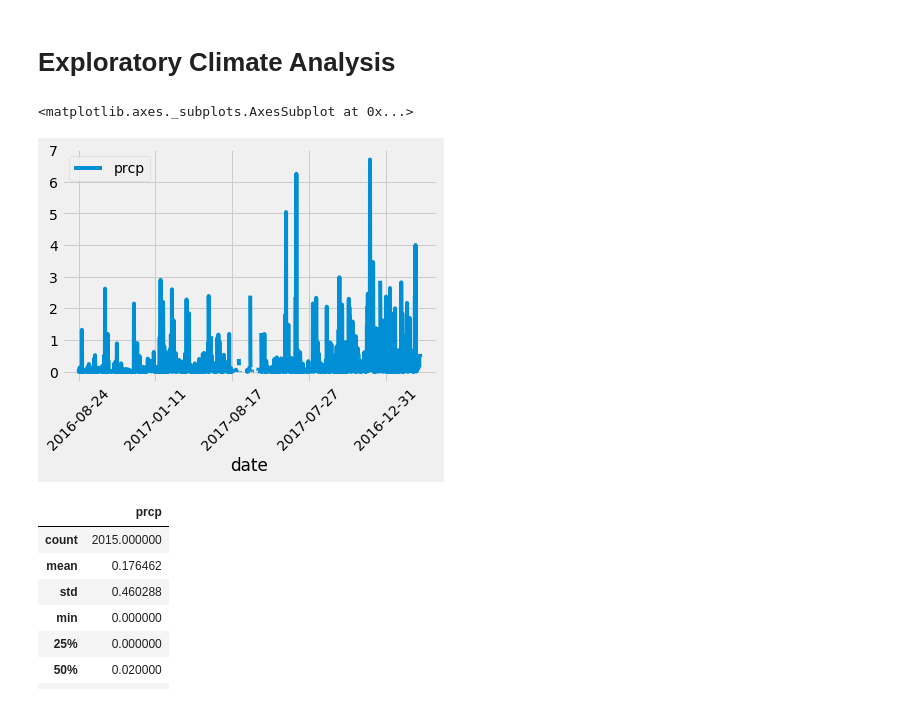
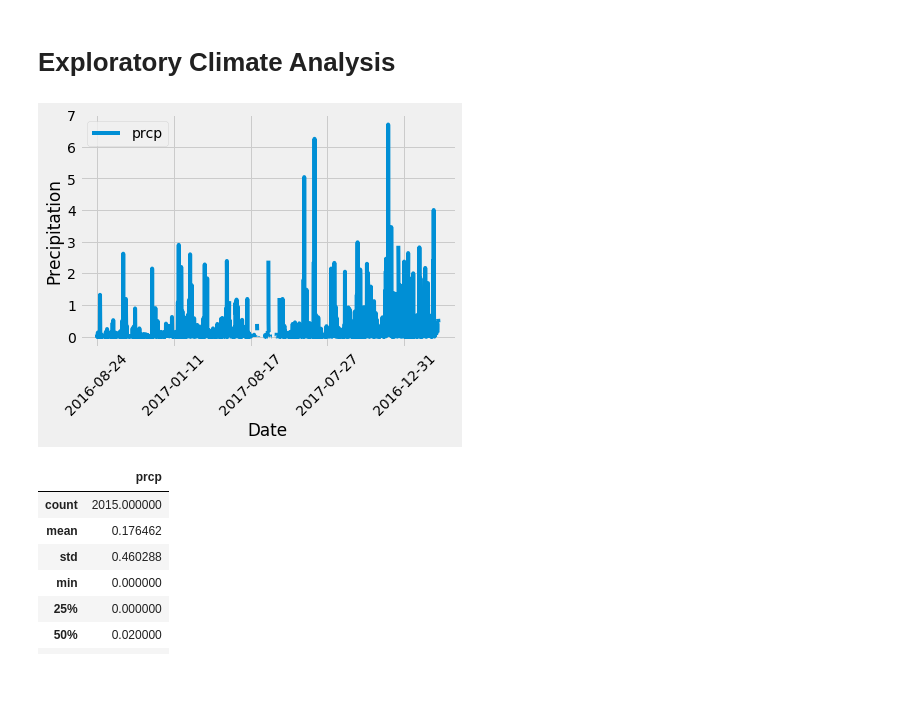
Before and after one commit to SofiaAS1/SQLalchemy-Challenge, a Jupyter notebook: climate_starter.ipynb, the cells around one changed output. Cells and saved outputs as stored; diff of their text form; code cells hidden in the pictures.

```diff
--- a/climate_starter.ipynb
+++ b/climate_starter.ipynb
@@ -64,24 +64,27 @@ session = Session(engine)
 # %%
 # Design a query to retrieve the last 12 months of precipitation data and plot the results
 lastDate = session.query(func.max(measurement.date)).all()[0][0]
 lastDate = dt.datetime.strptime(lastDate, '%Y-%m-%d')
 
 # Calculate the date 1 year ago from the last data point in the database
 priorYear = lastDate - dt.timedelta(365)
 
 # Perform a query to retrieve the data and precipitation scores
 result = session.query(measurement.date, measurement.prcp).filter(measurement.date>=priorYear).all()
 
 # Save the query results as a Pandas DataFrame and set the index to the date column
 df = pd.DataFrame(result).set_index("date")
 
 # Sort the dataframe by date
 
 # Use Pandas Plotting with Matplotlib to plot the data
 df.plot(rot=45)
+plt.xlabel('Date')
+plt.ylabel('Precipitation')
+plt.savefig("Precipitation_plot.png")
+plt.show()
 # %% [output]
-<matplotlib.axes._subplots.AxesSubplot at 0x...>
-[figure, old version]
+[figure, new version]
 # %%
 # Use Pandas to calcualte the summary statistics for the precipitation data
 df.describe()
```
Also changed, not shown: parts of 3 cells of this notebook, 4 other files.
